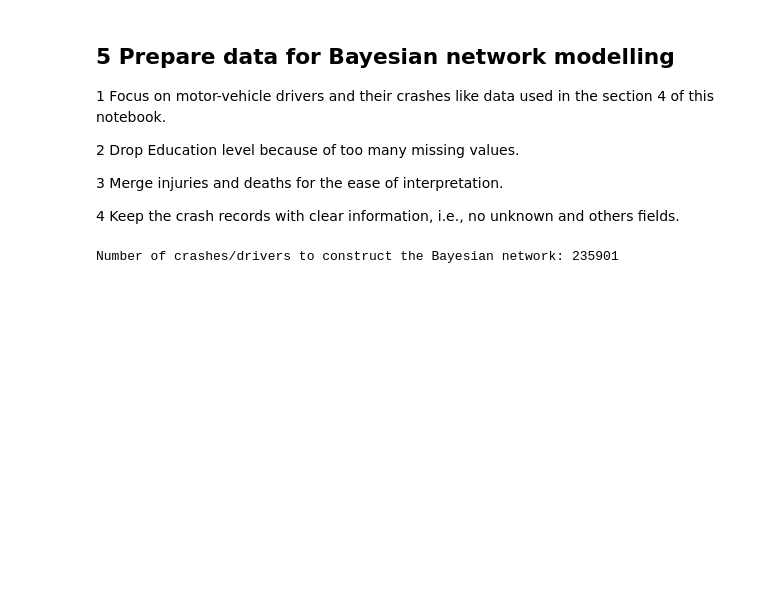
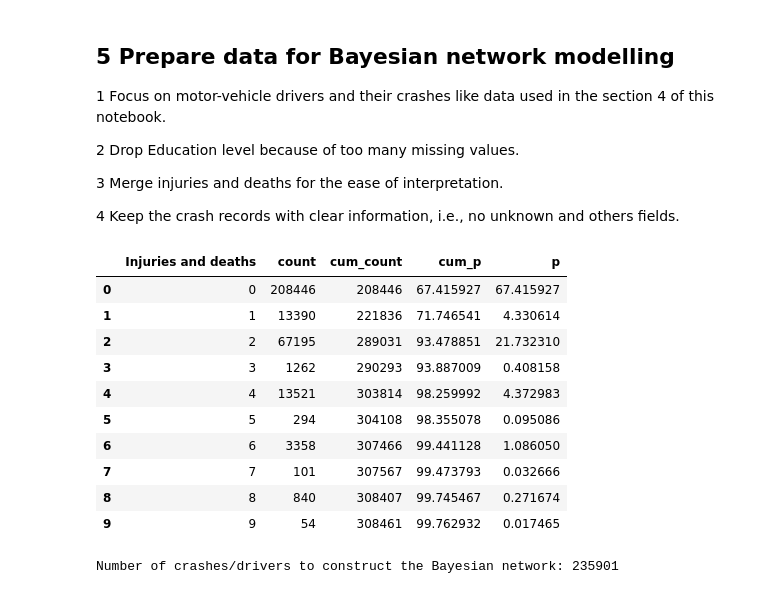
Before and after one commit to TheYuanLiao/traffic-crash-characteristics-shenzhen, a Jupyter notebook: src/analysis/s4_descriptive_analysis.ipynb, the cells around one changed output. Cells and saved outputs as stored; diff of their text form; code cells hidden in the pictures; blank space fills up the shorter version.

Commit message:
check distribution of injuries and deaths

```diff
--- a/src/analysis/s4_descriptive_analysis.ipynb
+++ b/src/analysis/s4_descriptive_analysis.ipynb
@@ -413 +418,22 @@ df2bn = df.drop(columns=['Education level'])
+# %%
+# Check the distribution
+df2bn_injdeaths = df2bn.groupby(var).size()
+df2bn_injdeaths.name = 'count'
+df2bn_injdeaths = df2bn_injdeaths.reset_index()
+df2bn_injdeaths.loc[:, 'cum_count'] = df2bn_injdeaths['count'].cumsum()
+df2bn_injdeaths.loc[:, 'cum_p'] = df2bn_injdeaths['count'].cumsum() / df2bn_injdeaths['count'].sum() * 100
+df2bn_injdeaths.loc[:, 'p'] = df2bn_injdeaths['count'] / df2bn_injdeaths['count'].sum() * 100
+df2bn_injdeaths.head(10)
+# %% [output]
+|  | Injuries and deaths | count | cum_count | cum_p | p |
+| 0 | 0 | 208446 | 208446 | 67.415927 | 67.415927 |
+| 1 | 1 | 13390 | 221836 | 71.746541 | 4.330614 |
+| 2 | 2 | 67195 | 289031 | 93.478851 | 21.732310 |
+| 3 | 3 | 1262 | 290293 | 93.887009 | 0.408158 |
+| 4 | 4 | 13521 | 303814 | 98.259992 | 4.372983 |
+| 5 | 5 | 294 | 304108 | 98.355078 | 0.095086 |
+| 6 | 6 | 3358 | 307466 | 99.441128 | 1.086050 |
+| 7 | 7 | 101 | 307567 | 99.473793 | 0.032666 |
+| 8 | 8 | 840 | 308407 | 99.745467 | 0.271674 |
+| 9 | 9 | 54 | 308461 | 99.762932 | 0.017465 |
 # %%
```
Also changed, not shown: parts of 3 cells of this notebook, 1 other file.
